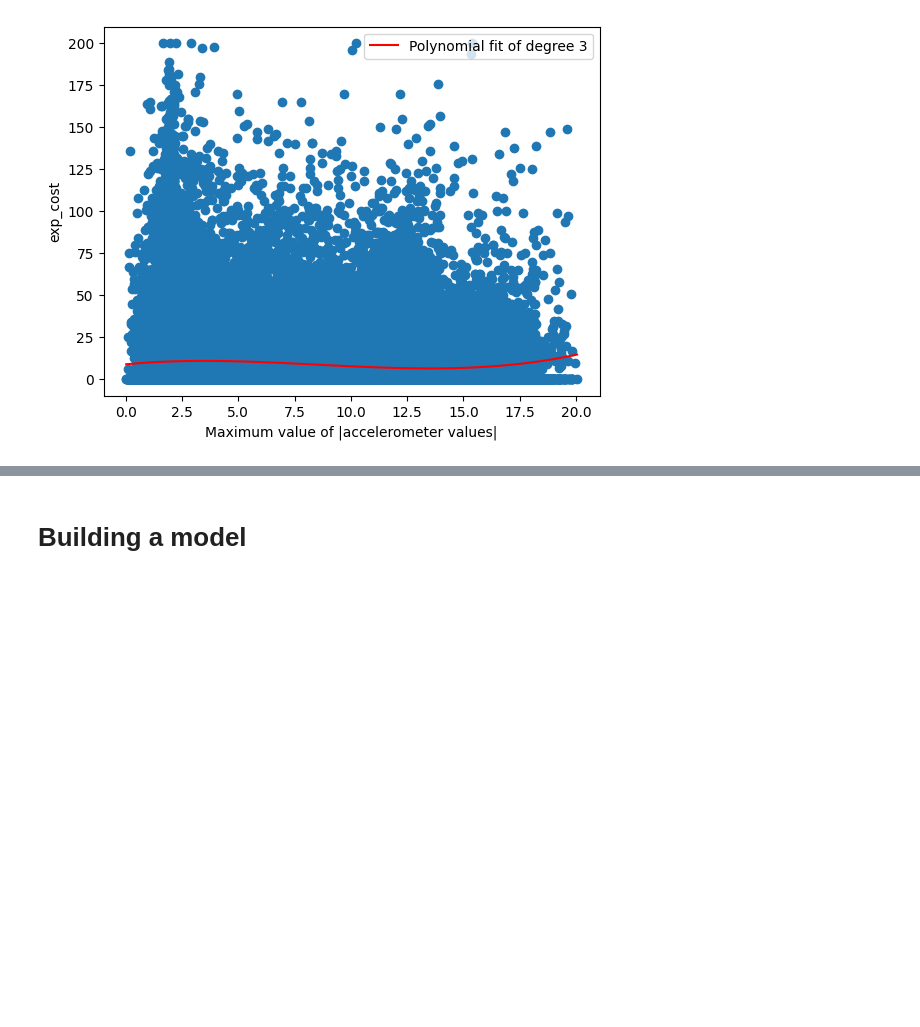
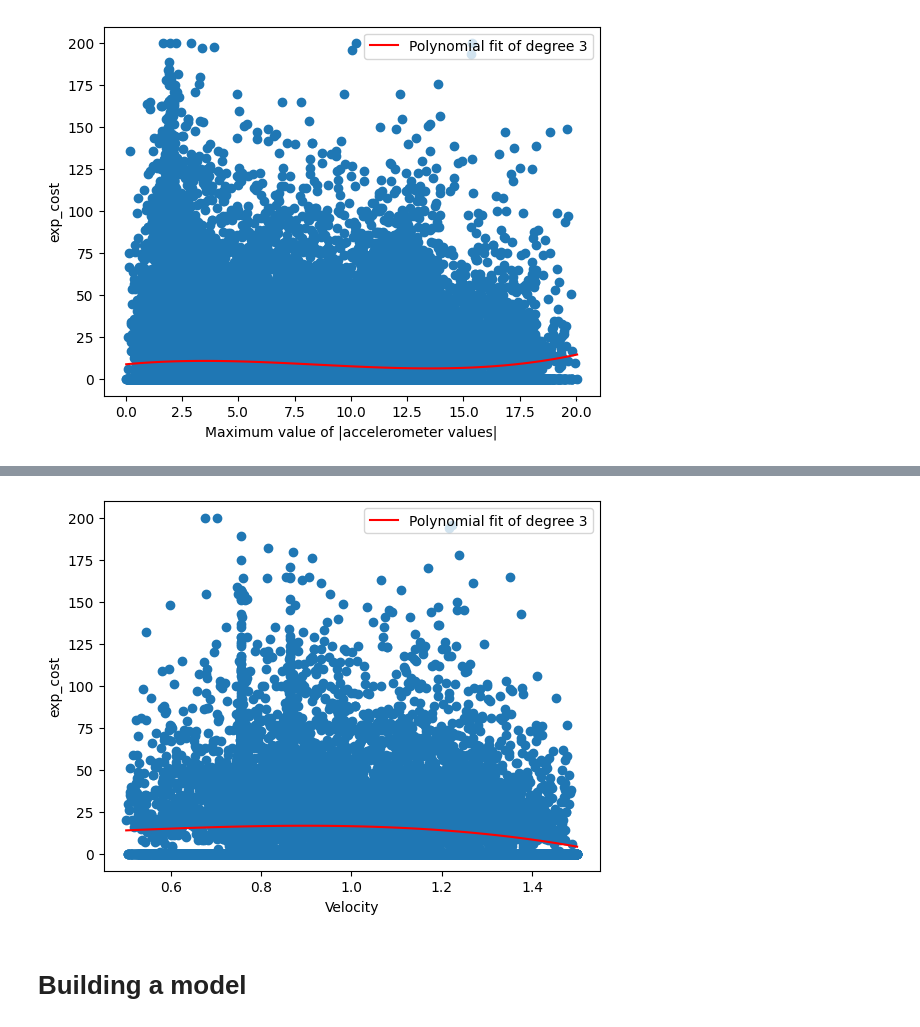
Before and after one commit to Shirkanzilla/predictive-control-switch, a Jupyter notebook: Safety-Gymnasium/create_dataset.ipynb, the cells around one changed output, grey strips where cells are left out. Saved outputs shown, nothing was run; the diff lists cells and outputs as text; code cells hidden in the pictures; blank space fills up the shorter version.

```diff
--- a/Safety-Gymnasium/create_dataset.ipynb
+++ b/Safety-Gymnasium/create_dataset.ipynb
@@ -968,3 +1018,7 @@ abs_max_value_plot(df[accel_cols], df["exp_cost"], polynomial_degree=3, x_name="
+# %%
+velocity_direction_plot(df_aligned["velocimeter0"], df_aligned["velocimeter1"], df_aligned["exp_cost"], polynomial_degree=3,)
+# %% [output]
+[figure, added]
 # %% [markdown]
 # Building a model
 # %%
```
Also changed, not shown: parts of 6 cells of this notebook, 1 other file.
